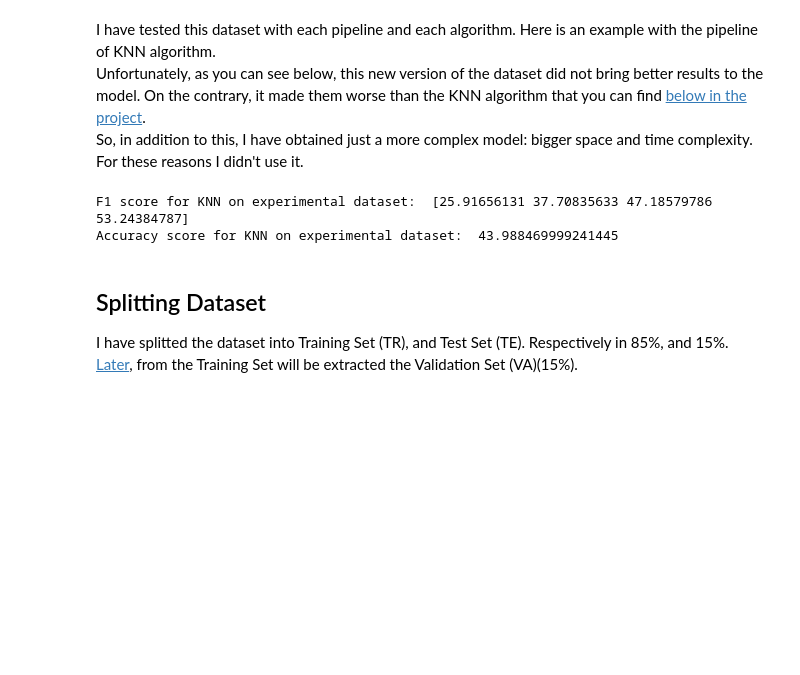
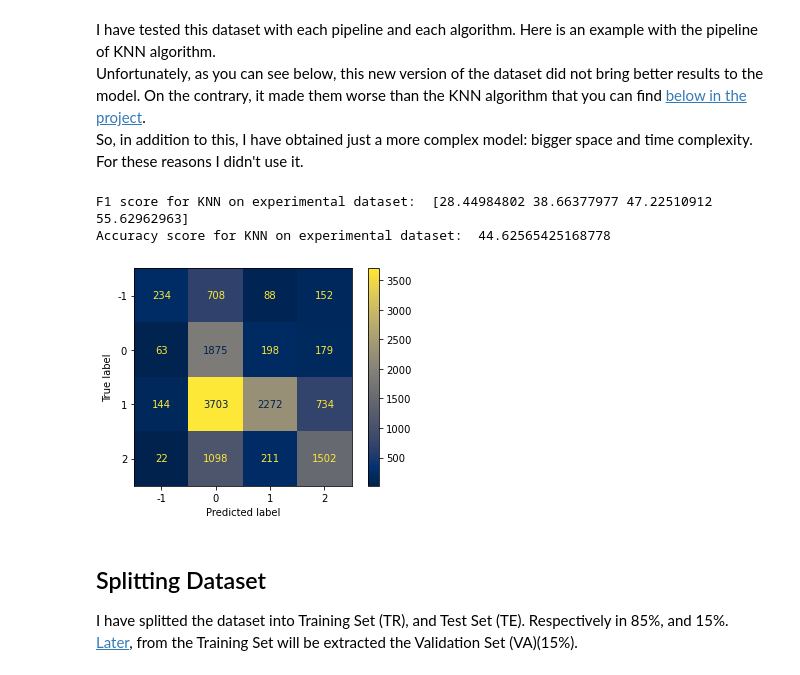
Before and after one commit to ElephanZ/Climate-Change-Classifier, a Jupyter notebook: paper.ipynb, the cells around one changed output. Cells and saved outputs as stored; diff of their text form; code cells hidden in the pictures; blank space fills up the shorter version.

```diff
--- a/paper.ipynb
+++ b/paper.ipynb
@@ -234,14 +239,17 @@ knn_exp = Pipeline([
 # %%
 x_tr_exp, x_te_exp, y_tr_exp, y_te_exp = train_test_split(tweets[['message', 'neg', 'neu', 'pos', 'com']], tweets['sentiment'], test_size=0.3)
 
 knn_exp.fit(x_tr_exp, y_tr_exp)
 knn_exp_predict = knn_exp.predict(x_te_exp)
 
+ConfusionMatrixDisplay.from_predictions(y_te_exp, knn_exp_predict, cmap=plt.cm.cividis)
+
 print('F1 score for KNN on experimental dataset: ', f1_score(y_te_exp, knn_exp_predict, average=None) * 100)
 print('Accuracy score for KNN on experimental dataset: ', accuracy_score(y_te_exp, knn_exp_predict) * 100)
 # %% [output]
-F1 score for KNN on experimental dataset:  [25.91656131 37.70835633 47.18579786 53.24384787]
-Accuracy score for KNN on experimental dataset:  43.988469999241445
+F1 score for KNN on experimental dataset:  [28.44984802 38.66377977 47.22510912 55.62962963]
+Accuracy score for KNN on experimental dataset:  44.62565425168778
+[figure, added]
 # %% [markdown]
 ## Splitting Dataset
 
```
Also changed, not shown: parts of 14 cells of this notebook.
